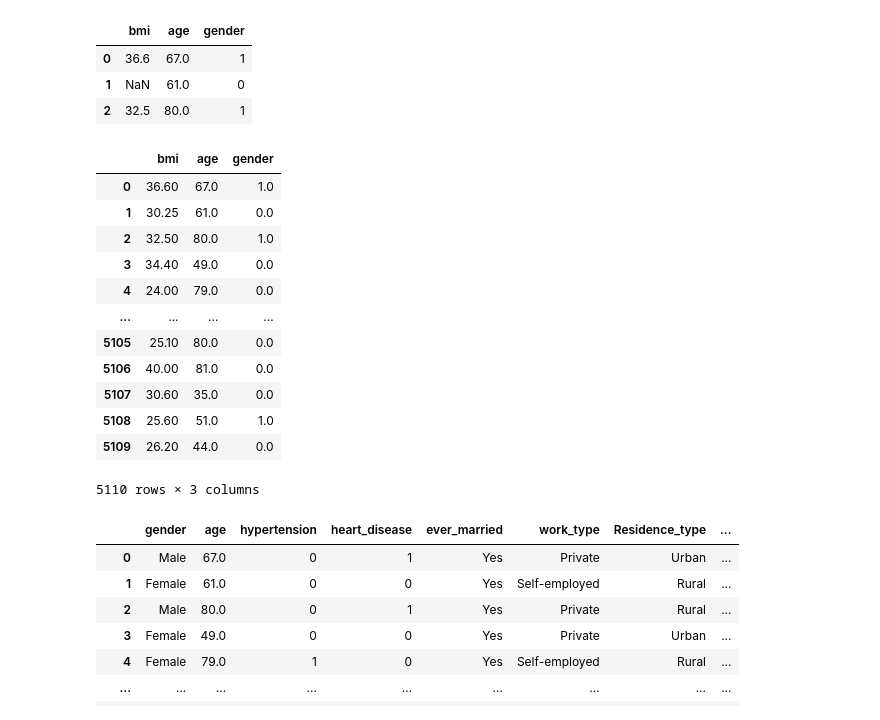
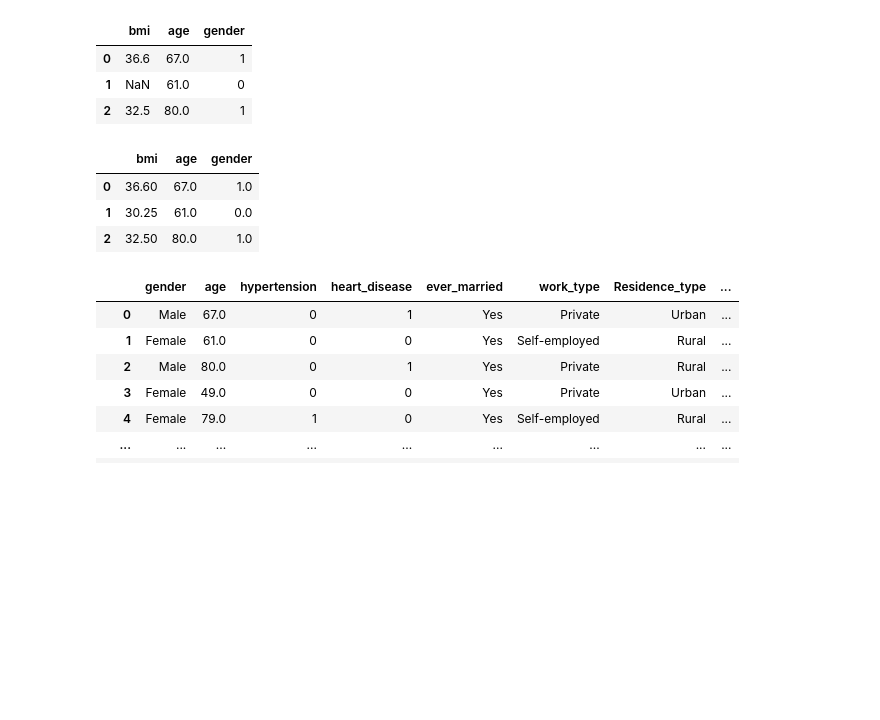
Before and after one commit to Purefekt/Predicting-Stroke-using-Various-Classification-Methods, a Jupyter notebook: [2]data_cleaning.ipynb, the cells around one changed output. Saved outputs shown, nothing was run; the diff lists cells and outputs as text; code cells hidden in the pictures; blank space fills up the shorter version.

```diff
--- a/[2]data_cleaning.ipynb
+++ b/[2]data_cleaning.ipynb
@@ -120,24 +121,15 @@ data_copy = knn_imputer.fit_transform(data_copy)
 # %%
 # convert this numpy array into a pandas dataframe
 column_list = ['bmi', 'age', 'gender']
 data_copy = pd.DataFrame(data_copy, columns = column_list)
 
 # show the data
-data_copy
+data_copy.head(3)
 # %% [output]
 |  | bmi | age | gender |
 | 0 | 36.60 | 67.0 | 1.0 |
 | 1 | 30.25 | 61.0 | 0.0 |
 | 2 | 32.50 | 80.0 | 1.0 |
-| 3 | 34.40 | 49.0 | 0.0 |
-| 4 | 24.00 | 79.0 | 0.0 |
-| ... | ... | ... | ... |
-| 5105 | 25.10 | 80.0 | 0.0 |
-| 5106 | 40.00 | 81.0 | 0.0 |
-| 5107 | 30.60 | 35.0 | 0.0 |
-| 5108 | 25.60 | 51.0 | 1.0 |
-| 5109 | 26.20 | 44.0 | 0.0 |
-5110 rows × 3 columns
 # %%
 # Now we can replace the old bmi column with this new bmi column
 data = data.assign(bmi=data_copy['bmi'])
```
Also changed, not shown: parts of 19 cells of this notebook, 5 other files.
